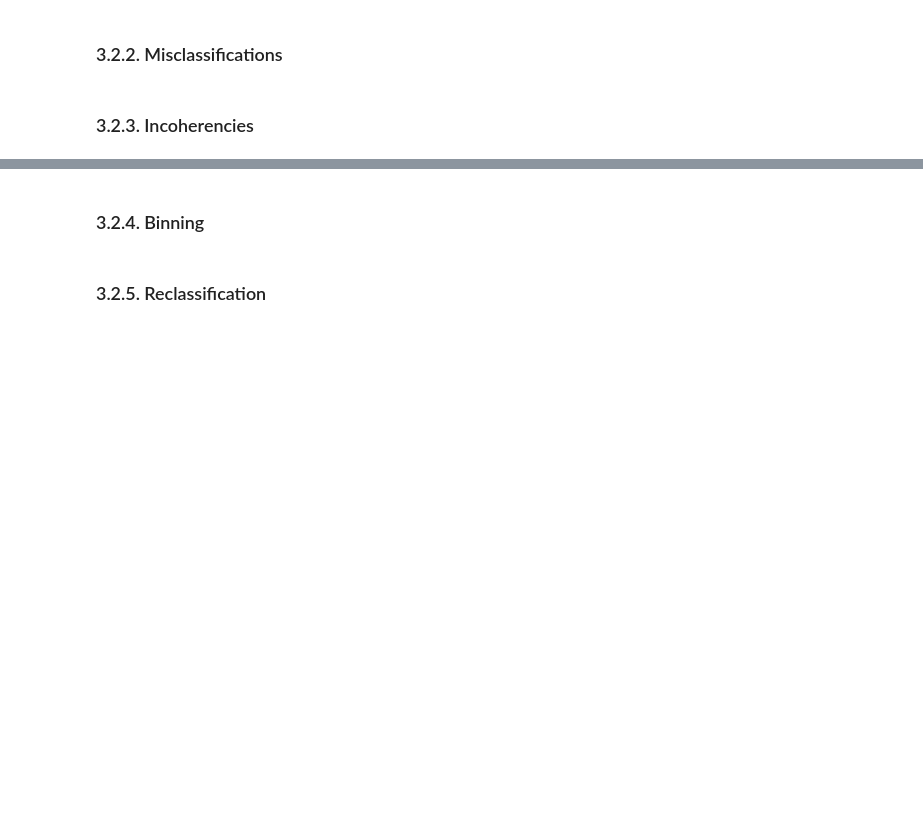
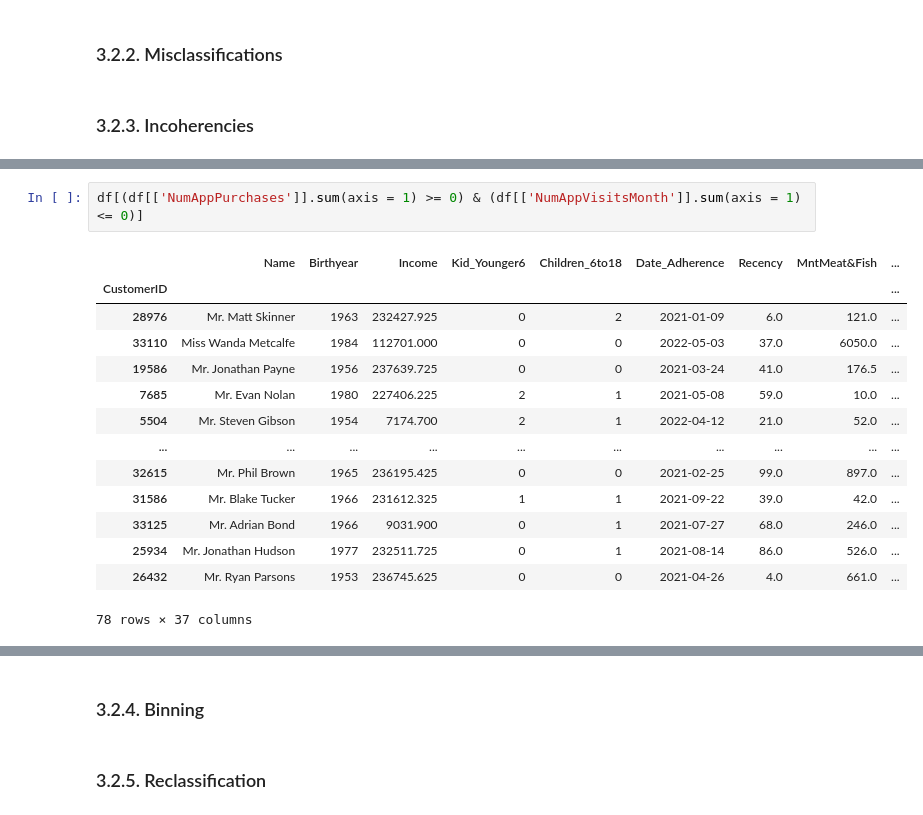
Before and after one commit to MikeOlhao/DSML_projeto, a Jupyter notebook: DSML_202223_Clusters_Group09_Notebook.ipynb, the cells around one changed output, grey strips where cells are left out. Saved outputs shown, nothing was run; the diff lists cells and outputs as text; blank space fills up the shorter version.

```diff
--- a/DSML_202223_Clusters_Group09_Notebook.ipynb
+++ b/DSML_202223_Clusters_Group09_Notebook.ipynb
@@ -1059,0 +1083,17 @@ kmeans.labels_
+# %%
+df[(df[['NumAppPurchases']].sum(axis = 1) >= 0) & (df[['NumAppVisitsMonth']].sum(axis = 1) <= 0)]
+# %% [output]
+|  | Name | Birthyear | Income | Kid_Younger6 | Children_6to18 | Date_Adherence | Recency | MntMeat&Fish | ... |
+| CustomerID |  |  |  |  |  |  |  |  | ... |
+| 28976 | Mr. Matt Skinner | 1963 | 232427.925 | 0 | 2 | 2021-01-09 | 6.0 | 121.0 | ... |
+| 33110 | Miss Wanda Metcalfe | 1984 | 112701.000 | 0 | 0 | 2022-05-03 | 37.0 | 6050.0 | ... |
+| 19586 | Mr. Jonathan Payne | 1956 | 237639.725 | 0 | 0 | 2021-03-24 | 41.0 | 176.5 | ... |
+| 7685 | Mr. Evan Nolan | 1980 | 227406.225 | 2 | 1 | 2021-05-08 | 59.0 | 10.0 | ... |
+| 5504 | Mr. Steven Gibson | 1954 | 7174.700 | 2 | 1 | 2022-04-12 | 21.0 | 52.0 | ... |
+| ... | ... | ... | ... | ... | ... | ... | ... | ... | ... |
+| 32615 | Mr. Phil Brown | 1965 | 236195.425 | 0 | 0 | 2021-02-25 | 99.0 | 897.0 | ... |
+| 31586 | Mr. Blake Tucker | 1966 | 231612.325 | 1 | 1 | 2021-09-22 | 39.0 | 42.0 | ... |
+| 33125 | Mr. Adrian Bond | 1966 | 9031.900 | 0 | 1 | 2021-07-27 | 68.0 | 246.0 | ... |
+| 25934 | Mr. Jonathan Hudson | 1977 | 232511.725 | 0 | 1 | 2021-08-14 | 86.0 | 526.0 | ... |
+| 26432 | Mr. Ryan Parsons | 1953 | 236745.625 | 0 | 0 | 2021-04-26 | 4.0 | 661.0 | ... |
+78 rows × 37 columns
```
Also changed, not shown: parts of 4 cells of this notebook.
